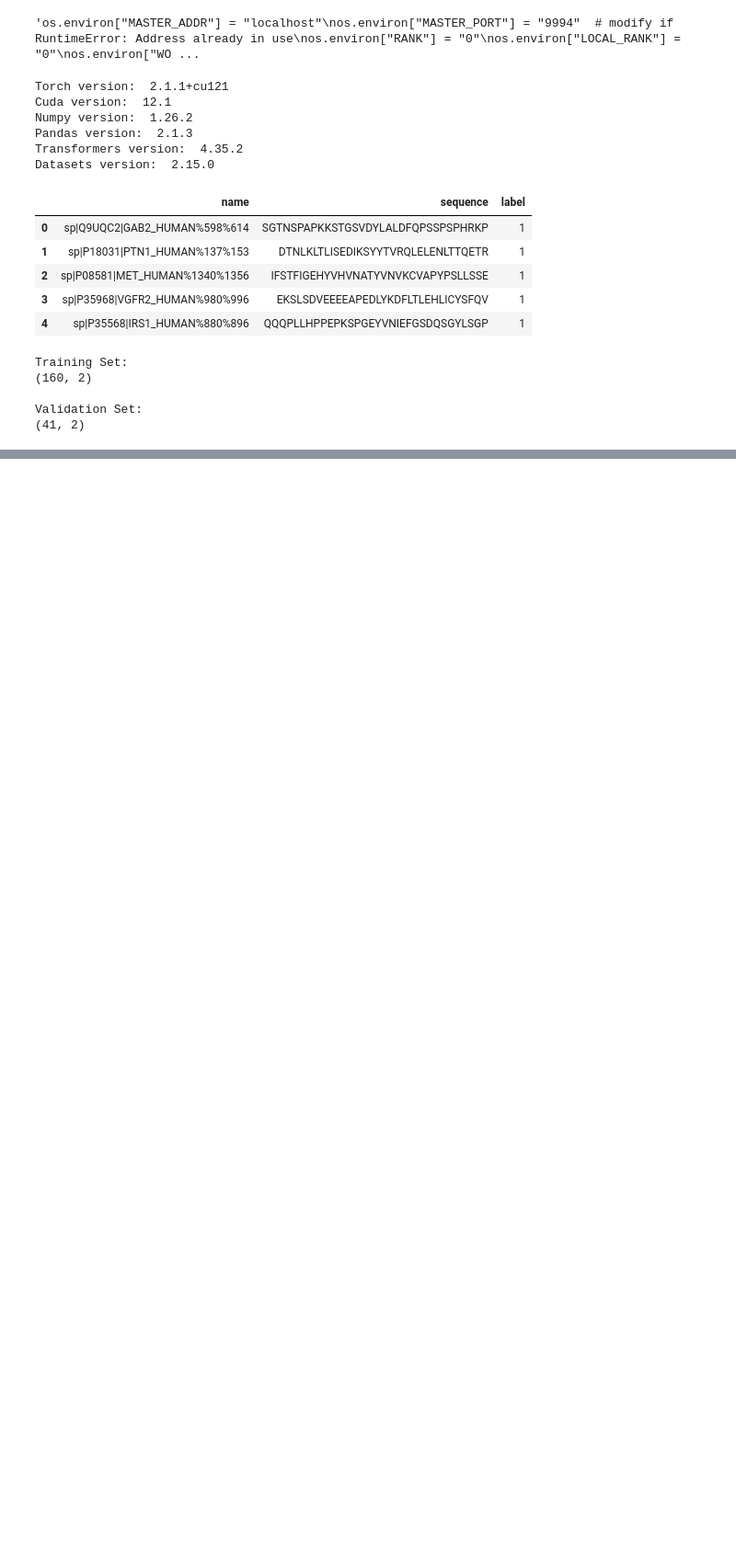
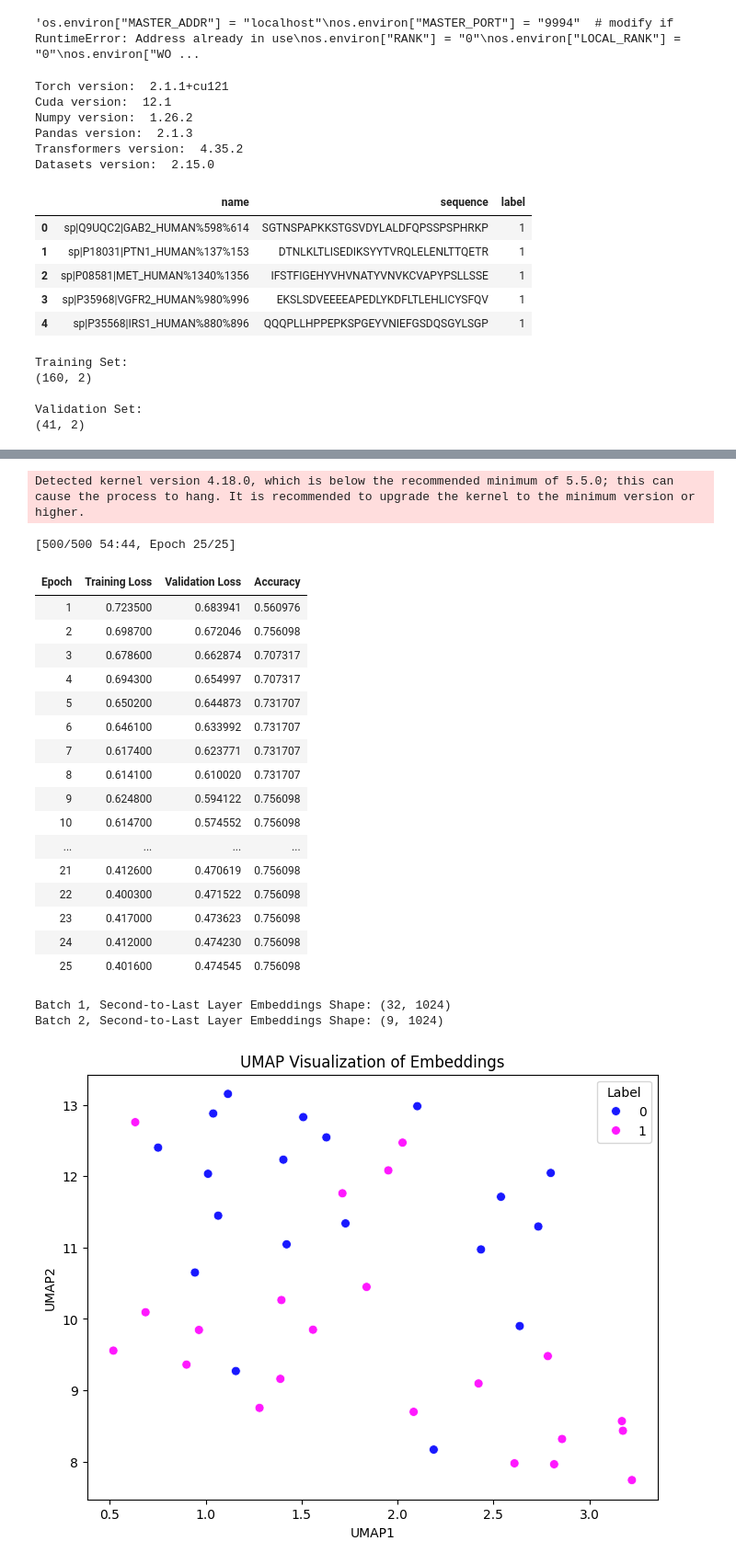
Before and after one commit to haibkhn/Predict-PTM-site-fine-tuning_Anup, a Jupyter notebook: Notebooks/Final_Y(0.9)_dephos.ipynb, the cells around one changed output, grey strips where cells are left out. Shown: that part at 92% size. Saved outputs shown, nothing was run; the diff lists cells and outputs as text; code cells hidden in the pictures; blank space fills up the shorter version.

```diff
--- a/Notebooks/Final_Y(0.9)_dephos.ipynb
+++ b/Notebooks/Final_Y(0.9)_dephos.ipynb
@@ -601,4 +601,5 @@ def train_per_protein(
 
     return tokenizer, model, trainer.state.log_history
 # %%
-tokenizer, model, history = train_per_protein(my_train, my_valid, num_labels=2, batch=1, accum=8, epochs=25, seed=42)
+tokenizer, model, history = train_per_protein(my_train, my_valid, num_labels=2, batch=1, accum=8, epochs=20, seed=42)
+# %% [output]
@@ -605,3 +610,25 @@ tokenizer, model, history = train_per_protein(my_train, my_valid, num_labels=2,
+Detected kernel version 4.18.0, which is below the recommended minimum of 5.5.0; this can cause the process to hang. It is recommended to upgrade the kernel to the minimum version or higher.
+[500/500 54:44, Epoch 25/25]
+| Epoch | Training Loss | Validation Loss | Accuracy |
+| 1 | 0.723500 | 0.683941 | 0.560976 |
+| 2 | 0.698700 | 0.672046 | 0.756098 |
+| 3 | 0.678600 | 0.662874 | 0.707317 |
+| 4 | 0.694300 | 0.654997 | 0.707317 |
+| 5 | 0.650200 | 0.644873 | 0.731707 |
+| 6 | 0.646100 | 0.633992 | 0.731707 |
+| 7 | 0.617400 | 0.623771 | 0.731707 |
+| 8 | 0.614100 | 0.610020 | 0.731707 |
+| 9 | 0.624800 | 0.594122 | 0.756098 |
+| 10 | 0.614700 | 0.574552 | 0.756098 |
+| ... | ... | ... | ... |
+| 21 | 0.412600 | 0.470619 | 0.756098 |
+| 22 | 0.400300 | 0.471522 | 0.756098 |
+| 23 | 0.417000 | 0.473623 | 0.756098 |
+| 24 | 0.412000 | 0.474230 | 0.756098 |
+| 25 | 0.401600 | 0.474545 | 0.756098 |
+Batch 1, Second-to-Last Layer Embeddings Shape: (32, 1024)
+Batch 2, Second-to-Last Layer Embeddings Shape: (9, 1024)
+[figure, added]
 # %%
 # Get loss, val_loss, and the computed metric from history
 loss = [x['loss'] for x in history if 'loss' in x]
```
Also changed, not shown: parts of 8 cells of this notebook.
